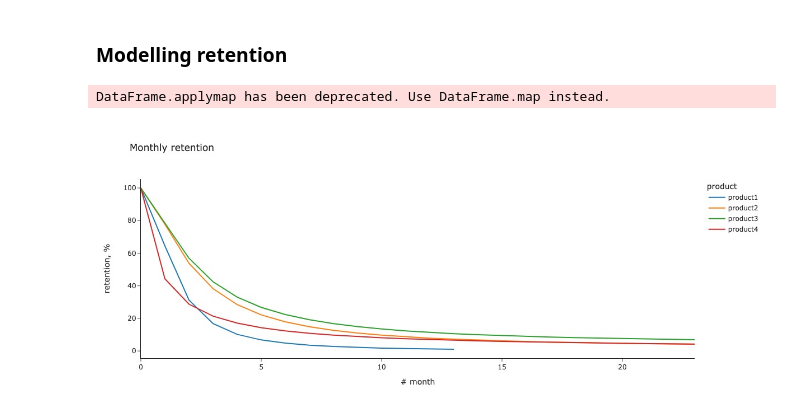
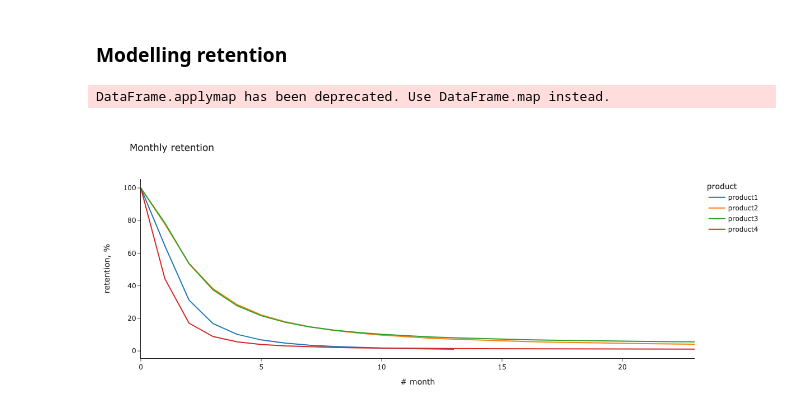
Before and after one commit to miptgirl/miptgirl_medium, a Jupyter notebook: jupyter_diffs_example/generate_daily_synthetic_data.ipynb, the cells around one changed output. Cells and saved outputs as stored; diff of their text form; code cells hidden in the pictures.

```diff
--- a/jupyter_diffs_example/generate_daily_synthetic_data.ipynb
+++ b/jupyter_diffs_example/generate_daily_synthetic_data.ipynb
@@ -23,27 +23,27 @@ sample_df['periods'] = range(30)
 # %%
 sample_df = pd.DataFrame()
 sample_df['periods'] = range(24)
 
 product_coefs = [
     (0, 0.55, 2),
     (0.02, 0.3, 1.6),
-    (0.04, 0.3, 1.5),
-    (0.01, 1.3, 1)
+    (0.04, 0.3, 1.7),
+    (0.01, 1.3, 2)
 ]
 
 for i in range(len(product_coefs)):
     sample_df['product' + str(i + 1)] = sample_df.periods.map(
         lambda x: get_retention_same_event(product_coefs[i][0], product_coefs[i][1],
                                            product_coefs[i][2], x)
     )
 
 sample_df = sample_df.set_index('periods')
 px.line(sample_df.applymap(lambda x: None if x < 0.01 else 100*x).loc[0:],
         width = 1200,
        title = 'Monthly retention',
        labels = {'value': 'retention, %',
                 'periods': '# month',
                 'variable': 'product'})
 # %% [output]
 DataFrame.applymap has been deprecated. Use DataFrame.map instead.
-[figure, old version]
+[figure, new version]
```
Also changed, not shown: parts of 1 cell of this notebook.
